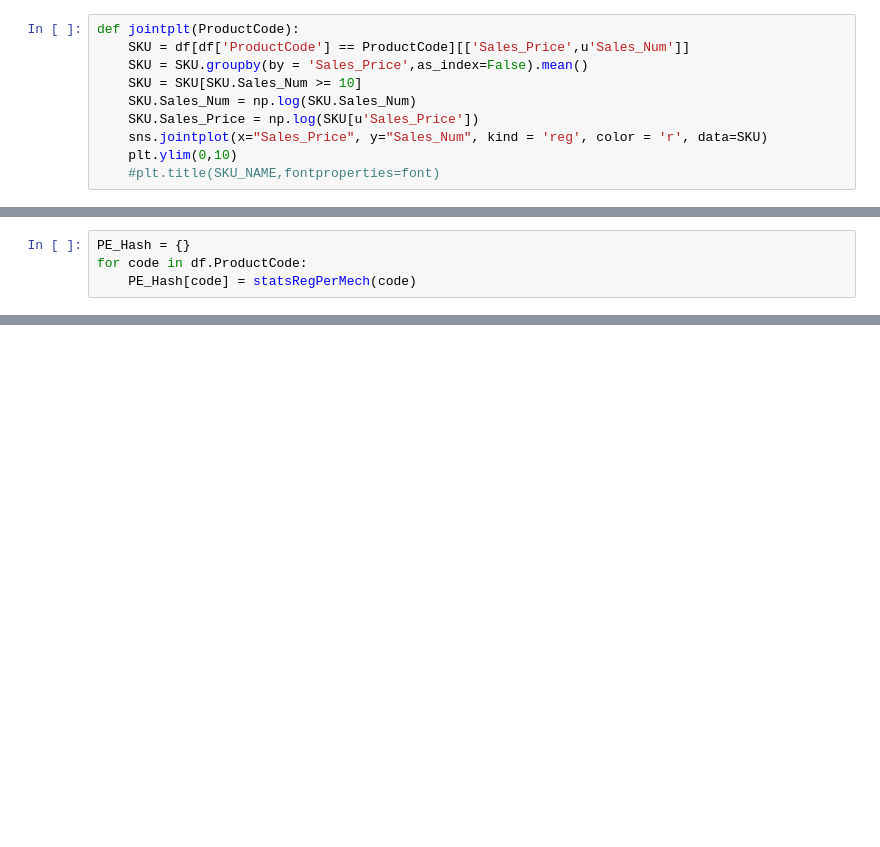
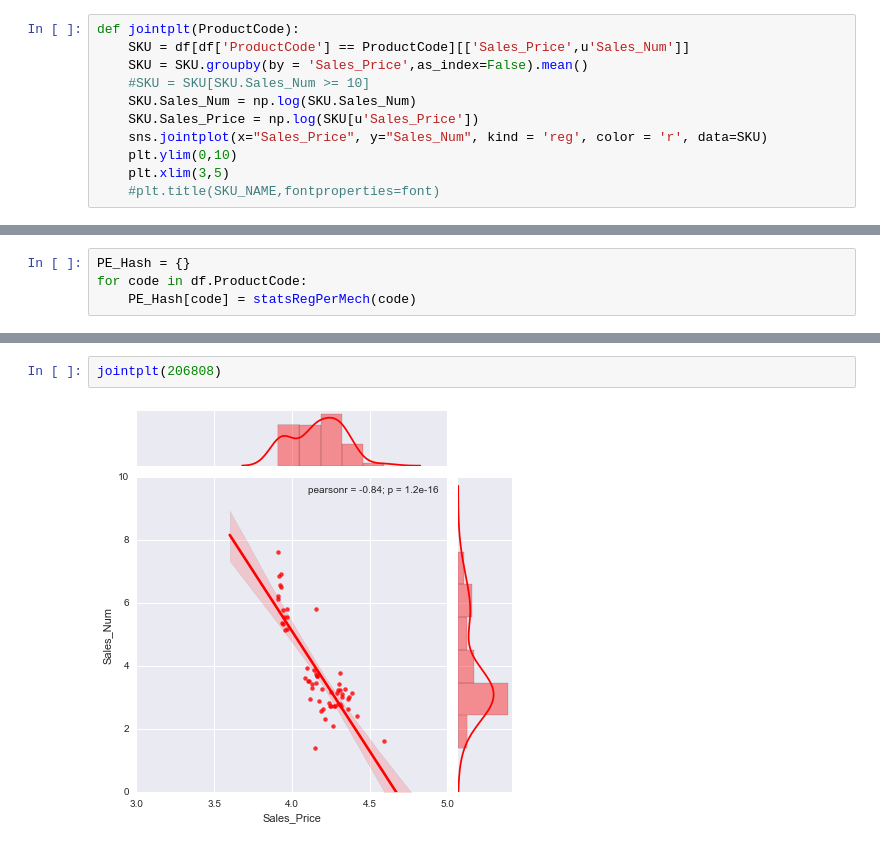
Before and after one commit to XRen615/exploreKit, a Jupyter notebook: Base_Estimation_Regression_HC_CY.ipynb, the cells around one changed output, grey strips where cells are left out. Cells and saved outputs as stored; diff of their text form; blank space fills up the shorter version.

```diff
--- a/Base_Estimation_Regression_HC_CY.ipynb
+++ b/Base_Estimation_Regression_HC_CY.ipynb
@@ -88,11 +89,12 @@ df.Date = pd.to_datetime(df.Date)
 def jointplt(ProductCode):
     SKU = df[df['ProductCode'] == ProductCode][['Sales_Price',u'Sales_Num']]
     SKU = SKU.groupby(by = 'Sales_Price',as_index=False).mean()
-    SKU = SKU[SKU.Sales_Num >= 10]
+    #SKU = SKU[SKU.Sales_Num >= 10]
     SKU.Sales_Num = np.log(SKU.Sales_Num)
     SKU.Sales_Price = np.log(SKU[u'Sales_Price'])
     sns.jointplot(x="Sales_Price", y="Sales_Num", kind = 'reg', color = 'r', data=SKU)
     plt.ylim(0,10)
+    plt.xlim(3,5)
     #plt.title(SKU_NAME,fontproperties=font)
 # %%
 def statsReg(ProductCode):
@@ -157,0 +160,4 @@ PE_DF.to_csv(r'C:\Users\ren.x.1\Desktop\VS_Pricing\pePSKUPM.csv',encoding = 'utf
+# %%
+jointplt(206808)
+# %% [output]
+[figure, added]
```
Also changed, not shown: parts of 18 cells of this notebook, 1 other file.
